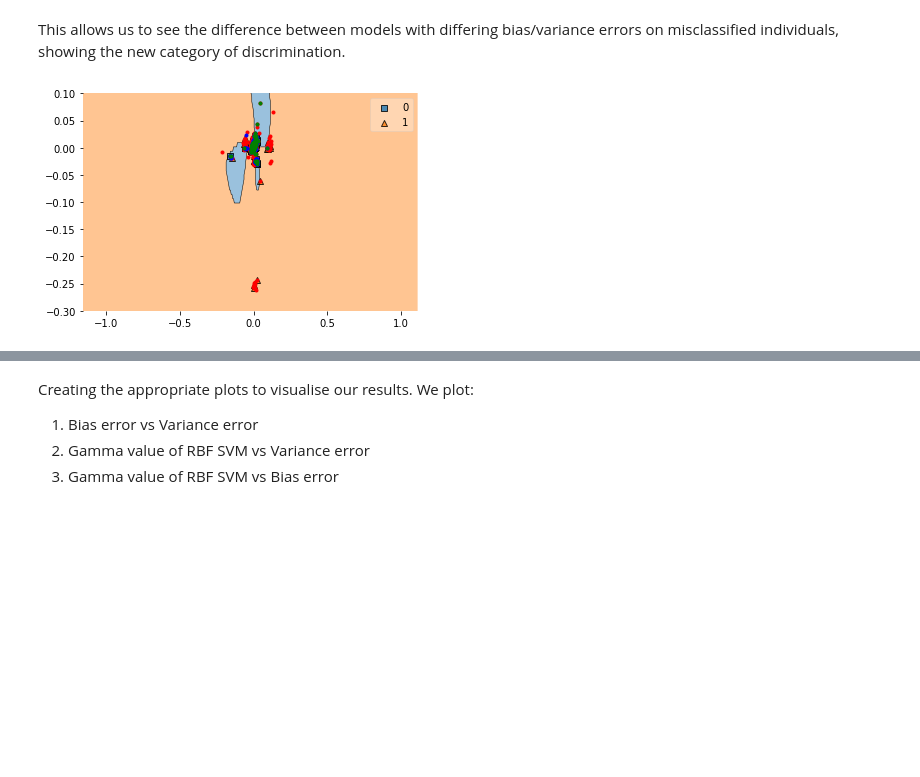
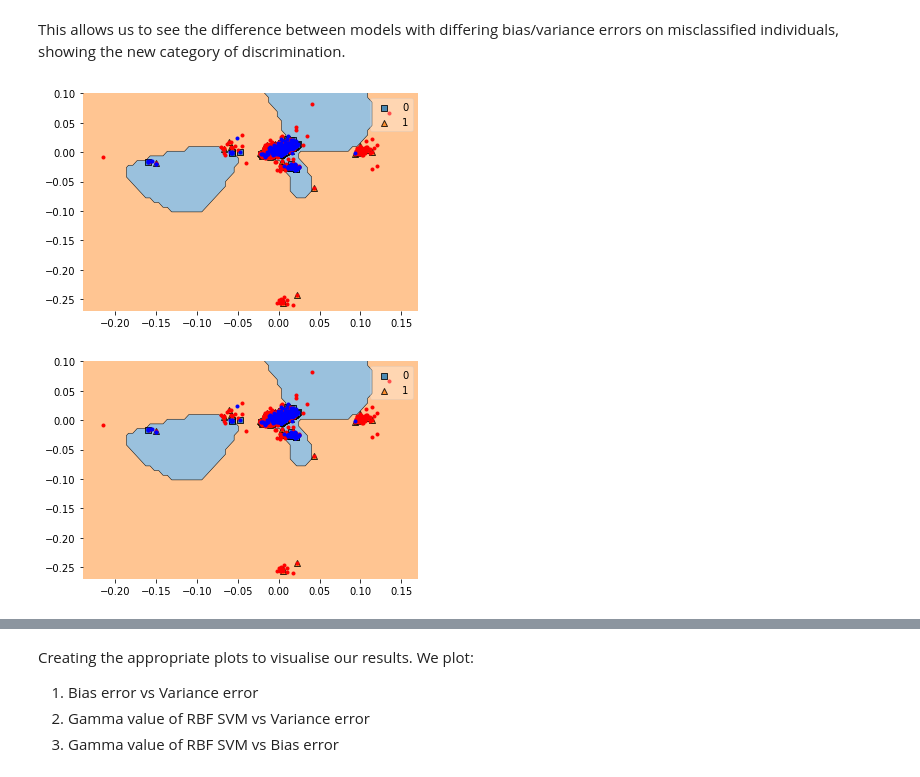
Before and after one commit to clairecoffey/project, a Jupyter notebook: claire_project.ipynb, the cells around one changed output, grey strips where cells are left out. Cells and saved outputs as stored; diff of their text form; code cells hidden in the pictures; blank space fills up the shorter version.

```diff
--- a/claire_project.ipynb
+++ b/claire_project.ipynb
@@ -637,17 +637,28 @@ eq_classifier_num = 1
 # %%
 from mlxtend.plotting import plot_decision_regions
 import matplotlib.pyplot as plt
 
 fig, axes = plt.subplots()
 plt.plot(u[positive_labels,dim1], u[positive_labels,dim2], 'r.')
 plt.plot(u[negative_labels,dim1], u[negative_labels,dim2], 'b.')
-plt.plot(misclassified_list[classifier_num]['dim12'], misclassified_list[classifier_num]['dim13'], 'g.')
-axes.set_ylim([-0.3,0.1])
-axes.set_xlim([-0.5,0.5])
-plot_decision_regions(X=training_data.values, y=np.ravel(training_labels.values), clf=classifiers[classifier_num], ax=axes)
+# plt.plot(misclassified_list[classifier_num]['dim12'], misclassified_list[classifier_num]['dim13'], 'g.')
+plot_decision_regions(X=training_data.values, y=np.ravel(training_labels.values), clf=classifiers[classifier_num])
+axes.set_ylim([-0.27,0.1])
+axes.set_xlim([-0.24,0.17])
 plt.show()
+
+if(equalised_odds):
+  fig, axes = plt.subplots()
+  plt.plot(u[positive_labels,dim1], u[positive_labels,dim2], 'r.')
+  plt.plot(u[negative_labels,dim1], u[negative_labels,dim2], 'b.')
+  # plt.plot(misclassified_list_eq[eq_classifier_num]['dim12'], misclassified_list_eq[eq_classifier_num]['dim13'], 'g.')
+  plot_decision_regions(X=training_data.values, y=np.ravel(training_labels.values), clf=classifiers[classifier_num])
+  axes.set_ylim([-0.27,0.1])
+  axes.set_xlim([-0.24,0.17])
+  plt.show()
 # %% [output]
-[figure, old version]
+[figure, new version]
+[figure, added]
 # %%
 plt.plot(u[positive_labels,dim1], u[positive_labels,dim2], 'r.')
 plt.plot(u[negative_labels,dim1], u[negative_labels,dim2], 'b.')
```
Also changed, not shown: parts of 2 cells of this notebook.
